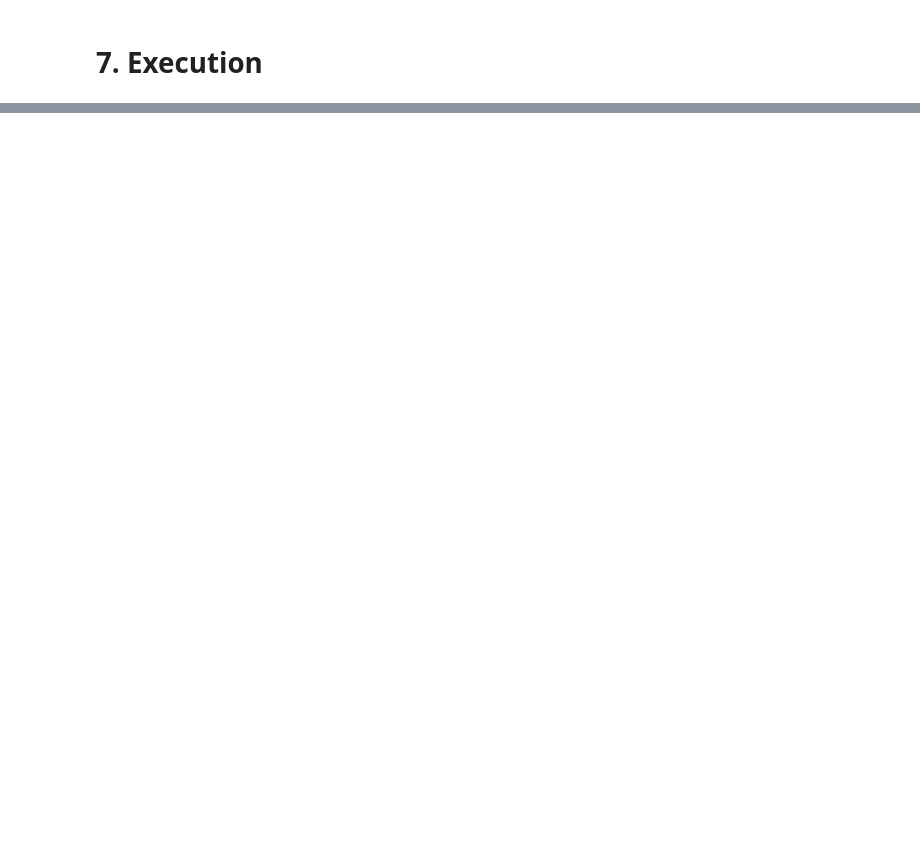
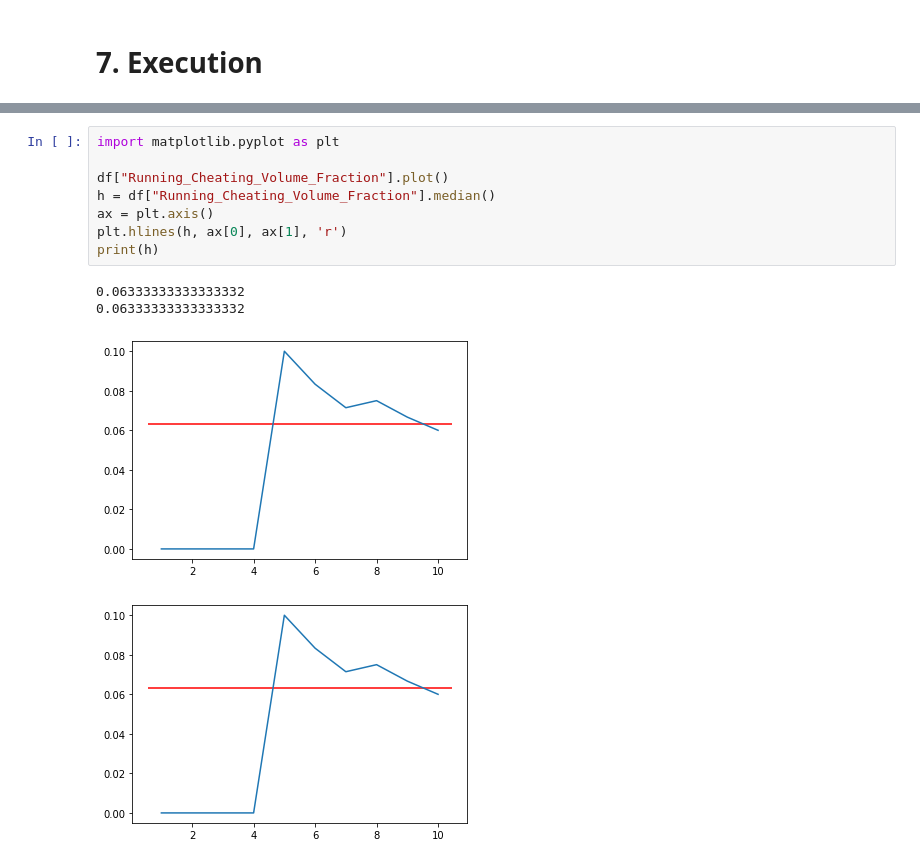
Before and after one commit to hudlerr/tmp, a Jupyter notebook: version_2/rosca_v2.ipynb, the cells around one changed output, grey strips where cells are left out. Drawn from its saved outputs; the diff is of its cells as text; blank space fills up the shorter version.

```diff
--- a/version_2/rosca_v2.ipynb
+++ b/version_2/rosca_v2.ipynb
@@ -548,0 +576,13 @@ result.head(20)
+# %%
+import matplotlib.pyplot as plt
+
+df["Running_Cheating_Volume_Fraction"].plot()
+h = df["Running_Cheating_Volume_Fraction"].median()
+ax = plt.axis()
+plt.hlines(h, ax[0], ax[1], 'r')
+print(h)
+# %% [output]
+0.06333333333333332
+0.06333333333333332
+[figure, added]
+[figure, added]
```
Also changed, not shown: parts of 57 cells of this notebook, 21 other files.
